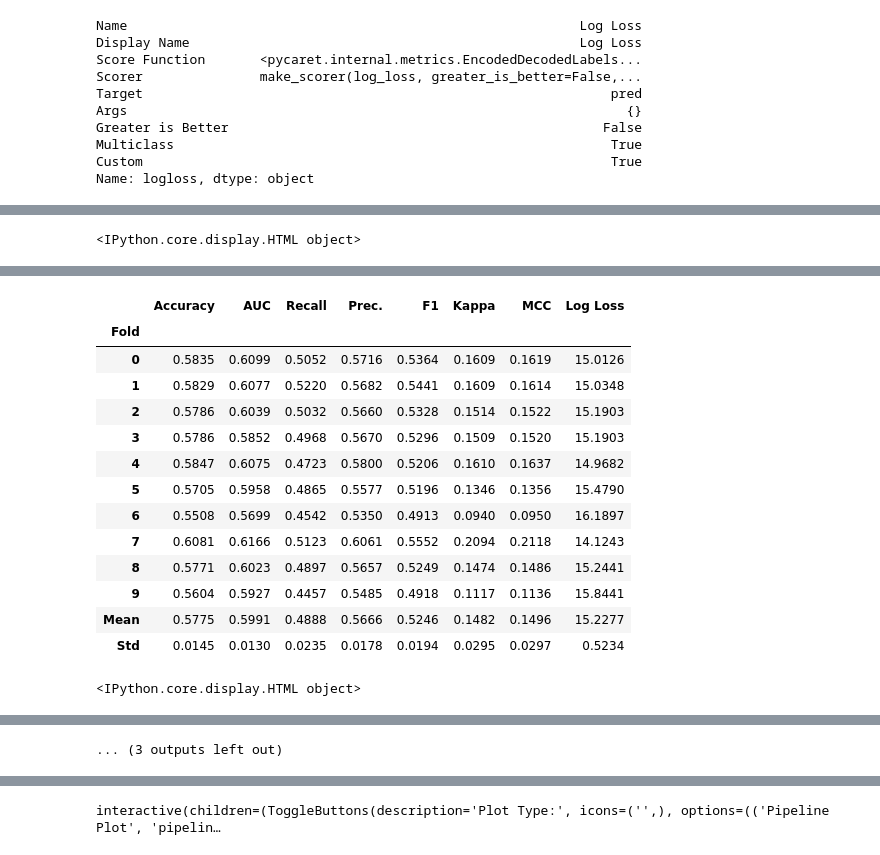
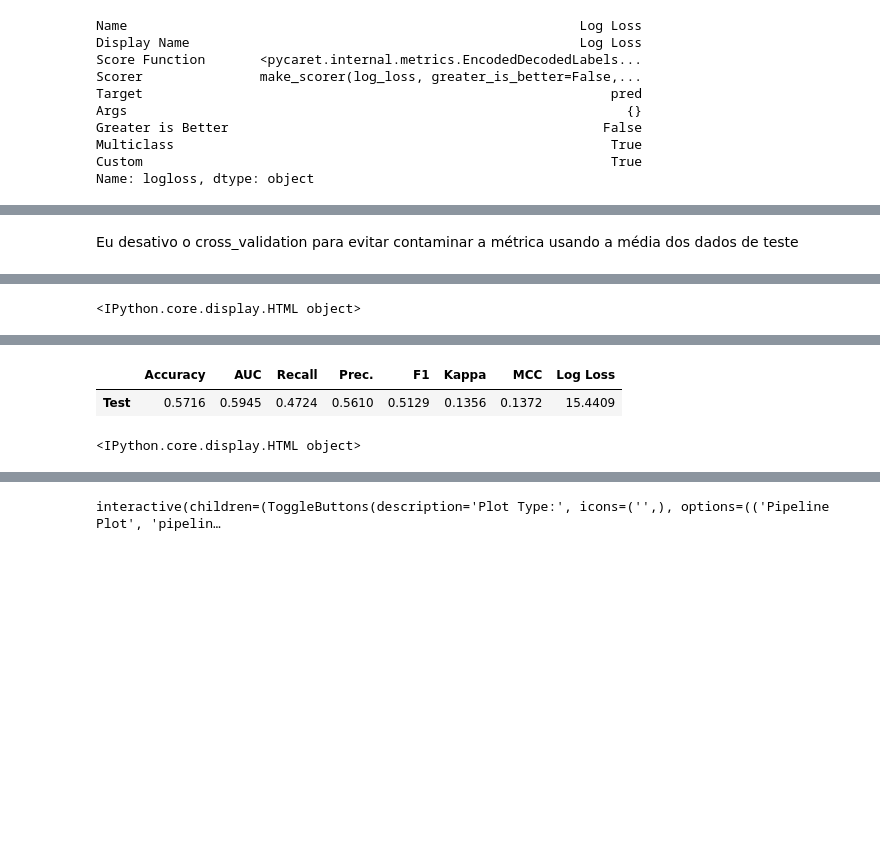
Before and after one commit to thealexandrelara/project-infnet-engenharia-de-machine-learning, a Jupyter notebook: notebooks/model_training.ipynb, the cells around one changed output, grey strips where cells are left out. Cells and saved outputs as stored; diff of their text form; code cells hidden in the pictures; blank space fills up the shorter version.

```diff
--- a/notebooks/model_training.ipynb
+++ b/notebooks/model_training.ipynb
@@ -182,23 +214,13 @@ Name: logloss, dtype: object
+# %% [markdown]
+Eu desativo o cross_validation para evitar contaminar a métrica usando a média dos dados de teste
 # %%
-logistic_regression_model = experiment.create_model('lr')
+logistic_regression_model = experiment.create_model('lr', cross_validation=False)
 # %% [output]
 [interactive output not drawn]
 <IPython.core.display.HTML object>
 [interactive output not drawn]
 |  | Accuracy | AUC | Recall | Prec. | F1 | Kappa | MCC | Log Loss |
-| Fold |  |  |  |  |  |  |  |  |
-| 0 | 0.5835 | 0.6099 | 0.5052 | 0.5716 | 0.5364 | 0.1609 | 0.1619 | 15.0126 |
-| 1 | 0.5829 | 0.6077 | 0.5220 | 0.5682 | 0.5441 | 0.1609 | 0.1614 | 15.0348 |
-| 2 | 0.5786 | 0.6039 | 0.5032 | 0.5660 | 0.5328 | 0.1514 | 0.1522 | 15.1903 |
-| 3 | 0.5786 | 0.5852 | 0.4968 | 0.5670 | 0.5296 | 0.1509 | 0.1520 | 15.1903 |
-| 4 | 0.5847 | 0.6075 | 0.4723 | 0.5800 | 0.5206 | 0.1610 | 0.1637 | 14.9682 |
-| 5 | 0.5705 | 0.5958 | 0.4865 | 0.5577 | 0.5196 | 0.1346 | 0.1356 | 15.4790 |
-| 6 | 0.5508 | 0.5699 | 0.4542 | 0.5350 | 0.4913 | 0.0940 | 0.0950 | 16.1897 |
-| 7 | 0.6081 | 0.6166 | 0.5123 | 0.6061 | 0.5552 | 0.2094 | 0.2118 | 14.1243 |
-| 8 | 0.5771 | 0.6023 | 0.4897 | 0.5657 | 0.5249 | 0.1474 | 0.1486 | 15.2441 |
-| 9 | 0.5604 | 0.5927 | 0.4457 | 0.5485 | 0.4918 | 0.1117 | 0.1136 | 15.8441 |
-| Mean | 0.5775 | 0.5991 | 0.4888 | 0.5666 | 0.5246 | 0.1482 | 0.1496 | 15.2277 |
-| Std | 0.0145 | 0.0130 | 0.0235 | 0.0178 | 0.0194 | 0.0295 | 0.0297 | 0.5234 |
+| Test | 0.5716 | 0.5945 | 0.4724 | 0.5610 | 0.5129 | 0.1356 | 0.1372 | 15.4409 |
 <IPython.core.display.HTML object>
 [interactive output not drawn]
 [interactive output not drawn]
@@ -207,4 +229,3 @@ logistic_regression_model = experiment.create_model('lr')
 [interactive output not drawn]
 [interactive output not drawn]
 [interactive output not drawn]
-... (3 outputs left out)
```
Also changed, not shown: parts of 3 cells of this notebook, 2 other files.
